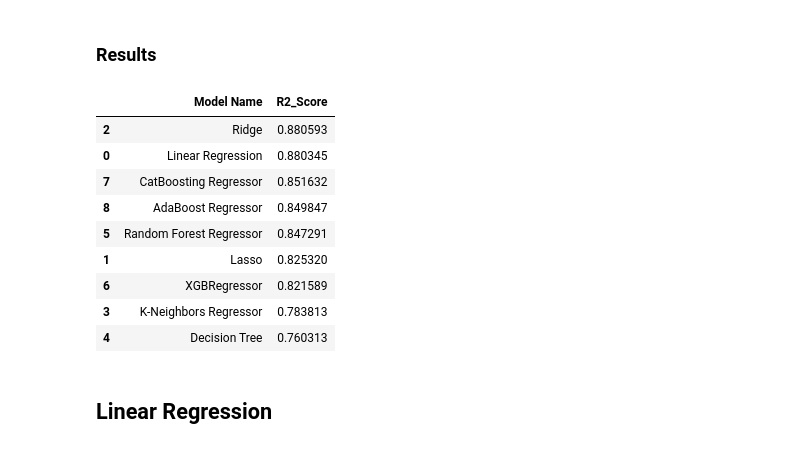
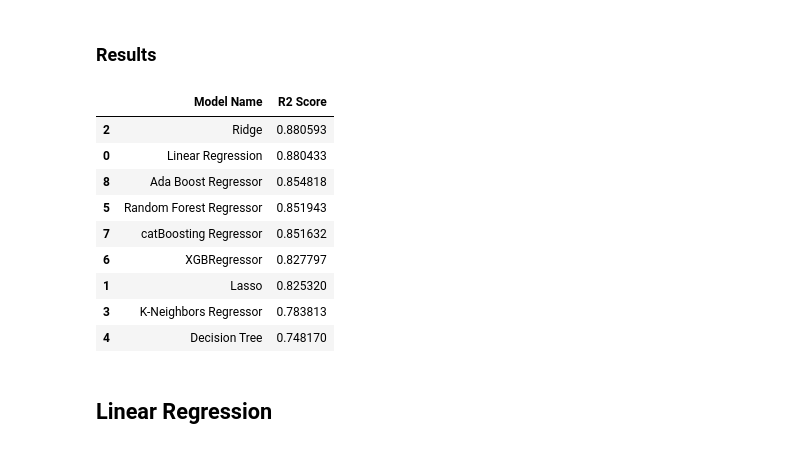
Before and after one commit to AmanPratap-Singh/Ml-Project, a Jupyter notebook: notebook/2. MODEL TRAINING.ipynb, the cells around one changed output. Drawn from its saved outputs; the diff is of its cells as text; code cells hidden in the pictures.

```diff
--- a/notebook/2. MODEL TRAINING.ipynb
+++ b/notebook/2. MODEL TRAINING.ipynb
@@ -28,4 +50,19 @@
 | 3 | male | group A | associate's degree | free/reduced | none | 57 | ... |
 | 4 | male | group C | some college | standard | none | 78 | ... |
 # %%
+num_features = X.select_dtypes(exclude="object").columns
+cat_features = X.select_dtypes(include="object").columns
+
+from sklearn.preprocessing import StandardScaler, OneHotEncoder
+from sklearn.compose import ColumnTransformer
+
+numeric_transformer = StandardScaler()
+oh_transformer = OneHotEncoder()
+
+preprocessor = ColumnTransformer(
+    [
+        ("OneHotEncoder", oh_transformer,  cat_features),
+        ("StandardScaler", numeric_transformer, num_features)
+    ]
+)
 # %% [output]
@@ -38 +71,3 @@ Categories in 'test preparation course' variable:      ['none' 'completed']
+# %%
+X = preprocessor.fit_transform(X)
 # %%
@@ -57,7 +89,20 @@ Name: math_score, Length: 1000, dtype: int64
 # %%
 # separate dataset into train and test
+from sklearn.model_selection import train_test_split
+X_train, X_test, y_train, y_test = train_test_split(
+    X, y, test_size=0.2, random_state=42
+)
+
+X_train.shape, X_test.shape
 # %% [output]
 ((800, 19), (200, 19))
 # %% [markdown]
 #### Create an Evaluate Function to give all metrics after model Training
+# %%
+def evaluate_model(true, predicted):
+    mae = mean_absolute_error(true, predicted)
+    mse=mean_squared_error(true, predicted)
+    rmse = np.sqrt(mse)
+    r2 = r2_score(true, predicted)
+    return mae, rmse, r2
 # %%
@@ -82,17 +172,18 @@ Model performance for Test set
 # %% [markdown]
 ### Results
 # %%
+pd.DataFrame(list(zip(model_list, r2_list)), columns=["Model Name", 'R2 Score']).sort_values(by=["R2 Score"], ascending=False)
 # %% [output]
-|  | Model Name | R2_Score |
+|  | Model Name | R2 Score |
 | 2 | Ridge | 0.880593 |
-| 0 | Linear Regression | 0.880345 |
-| 7 | CatBoosting Regressor | 0.851632 |
-| 8 | AdaBoost Regressor | 0.849847 |
-| 5 | Random Forest Regressor | 0.847291 |
+| 0 | Linear Regression | 0.880433 |
+| 8 | Ada Boost Regressor | 0.854818 |
+| 5 | Random Forest Regressor | 0.851943 |
+| 7 | catBoosting Regressor | 0.851632 |
+| 6 | XGBRegressor | 0.827797 |
 | 1 | Lasso | 0.825320 |
-| 6 | XGBRegressor | 0.821589 |
 | 3 | K-Neighbors Regressor | 0.783813 |
-| 4 | Decision Tree | 0.760313 |
+| 4 | Decision Tree | 0.748170 |
 # %% [markdown]
 ## Linear Regression
 # %%
```
Also changed, not shown: parts of 14 cells of this notebook, 5 other files.
